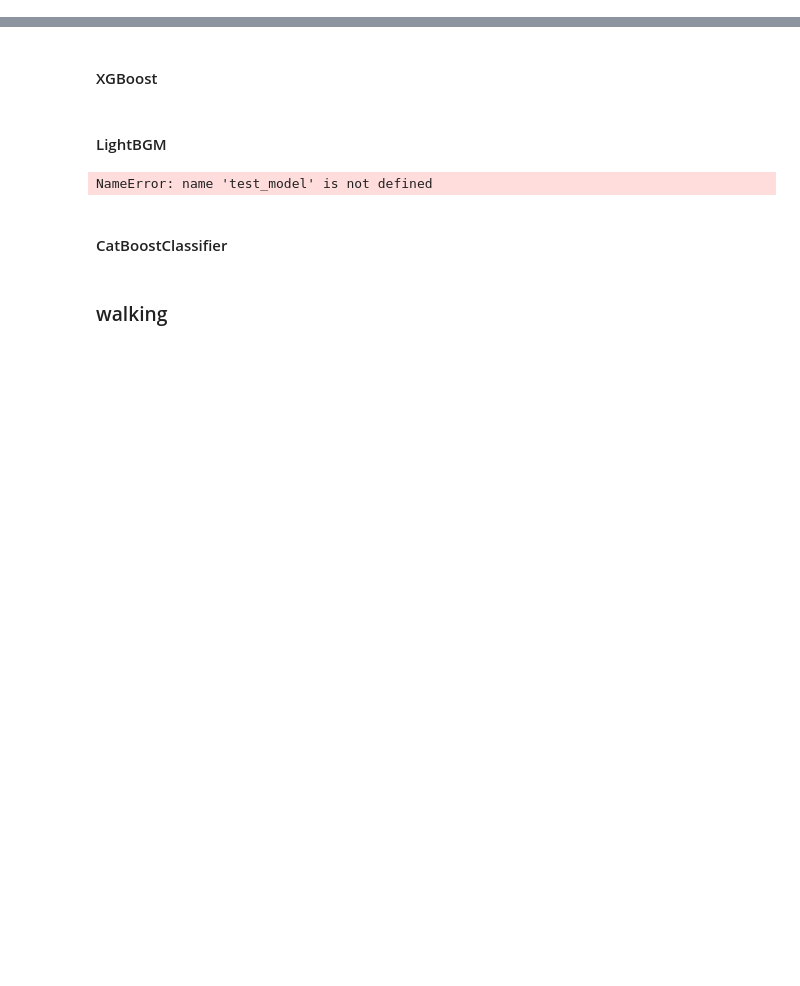
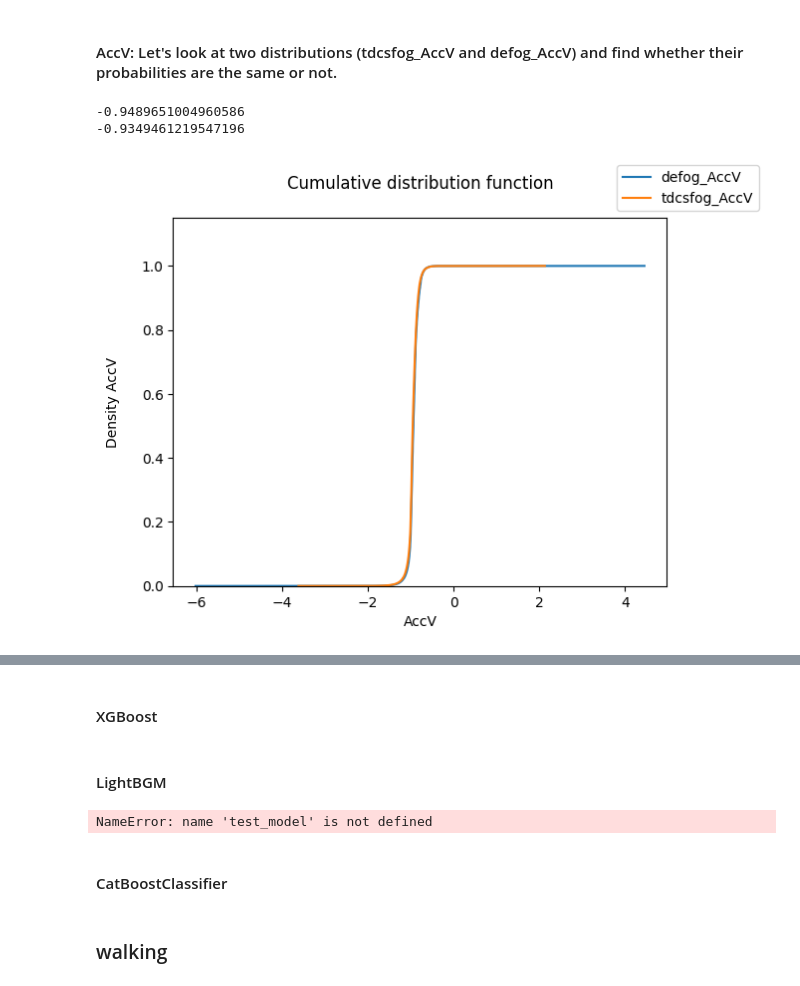
Before and after one commit to pariaighanian/Parkinson_Freezing_of_Gait_Prediction, a Jupyter notebook: ML.ipynb, the cells around one changed output, grey strips where cells are left out. Saved outputs shown, nothing was run; the diff lists cells and outputs as text; code cells hidden in the pictures; blank space fills up the shorter version.

Commit message:
comparing three acc distributions

```diff
--- a/ML.ipynb
+++ b/ML.ipynb
@@ -25,6 +21,8 @@ from sklearn.metrics import accuracy_score
 from sklearn.model_selection import train_test_split
 from sklearn.cluster import KMeans
 from sklearn.feature_selection import mutual_info_classif
+# %%
+data_directory = 'G:/My Drive/kaggle_data/FoG_prediction/'
 # %%
 # Read the data and append the Id
 def read_data(path):
@@ -132,0 +119,4 @@ defog_dfs.head()
+# %%
+valid_defog_data = defog_data[(defog_data['Task'] == 1) & (defog_data['Valid'] == 1)].drop(['Task','Valid'], axis=1).reset_index(drop=True)
+print(valid_defog_data.shape)
+valid_defog_data.head()
@@ -132,0 +143,4 @@ defog_dfs.head()
+# %%
+# Create a dataframe with all tdcsfog data
+tdcsfog_data = create_full_data('tdcsfog')
+tdcsfog_data.head()
@@ -132,0 +170,26 @@ defog_dfs.head()
+# %% [markdown]
+#### AccV: Let's look at two distributions (tdcsfog_AccV and defog_AccV) and find whether their probabilities are the same or not.
+# %%
+Const = 0.10197
+tdcsfog_AccV = tdcsfog_data['AccV'] * Const
+defog_AccV = valid_defog_data['AccV']
+print(tdcsfog_AccV.mean())
+print(defog_AccV.mean())
+# %% [output]
+-0.9489651004960586
+-0.9349461219547196
+# %%
+sns.histplot(data=defog_AccV,  bins=len(defog_AccV), stat="density",
+      element="step", fill=False, cumulative=True, common_norm=False,legend=True,label='defog_AccV')
+
+sns.histplot(data=tdcsfog_AccV, bins=len(tdcsfog_AccV), stat="density",
+      element="step", fill=False, cumulative=True, common_norm=False,legend=True,label='tdcsfog_AccV')
+
+plt.xlabel('AccV')
+plt.ylabel('Density AccV'+ '\n')
+plt.ylim([0.0, 1.15])
+plt.legend(bbox_to_anchor=(1.2, 1), loc='lower right')
+plt.title('Cumulative distribution function' + '\n')
+plt.show()
+# %% [output]
+[figure, added]
```
Also changed, not shown: parts of 55 cells of this notebook.
